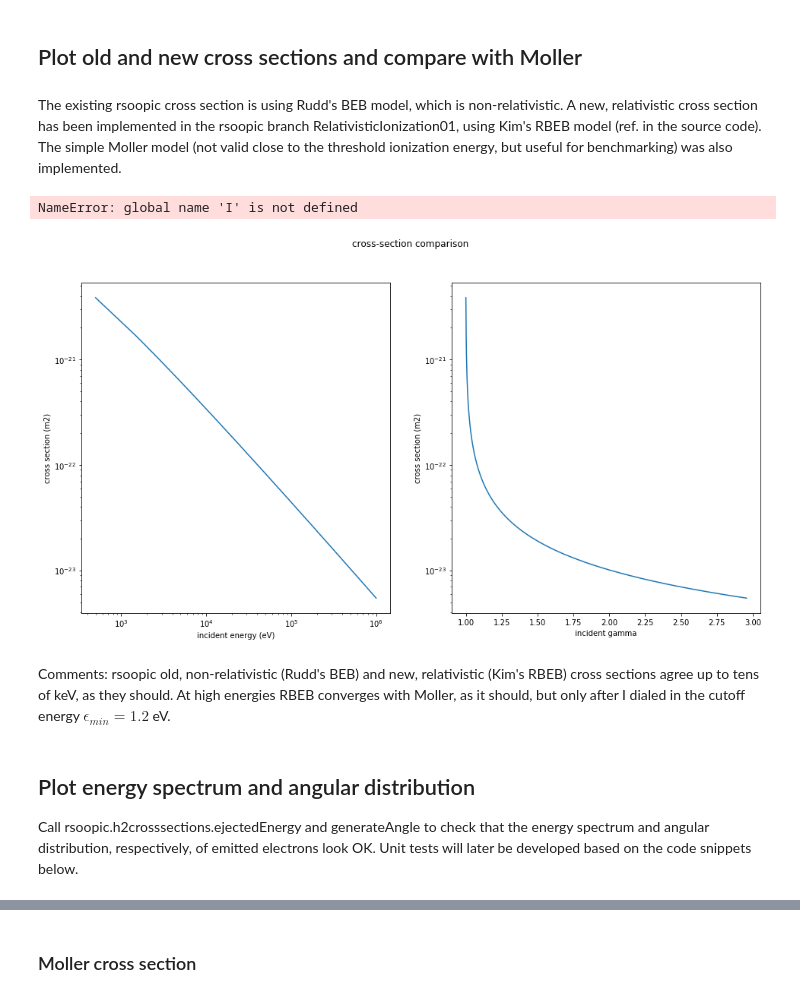
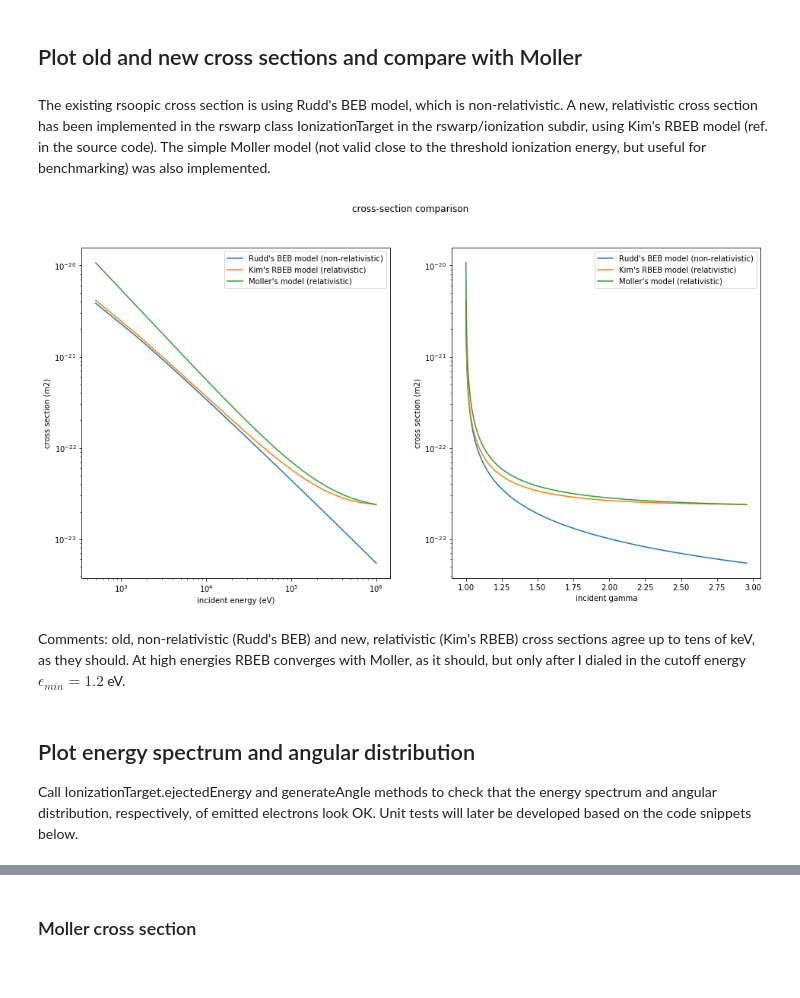
Before and after one commit to radiasoft/rswarp, a Jupyter notebook: examples/ionization/cross_section_testing.ipynb, the cells around one changed output, grey strips where cells are left out. Cells and saved outputs as stored; diff of their text form; code cells hidden in the pictures.

Commit message:
Updated notebook to work with latest version of IonizationTarget class

```diff
--- a/examples/ionization/cross_section_testing.ipynb
+++ b/examples/ionization/cross_section_testing.ipynb
@@ -26,7 +26,7 @@ import random
 # %% [markdown]
 ## Plot old and new cross sections and compare with Moller
 # %% [markdown]
-The existing rsoopic cross section is using Rudd's BEB model, which is non-relativistic. A new, relativistic cross section has been implemented in the rsoopic branch RelativisticIonization01, using Kim's RBEB model (ref. in the source code). The simple Moller model (not valid close to the threshold ionization energy, but useful for benchmarking) was also implemented.
+The existing rsoopic cross section is using Rudd's BEB model, which is non-relativistic. A new, relativistic cross section has been implemented in the rswarp class IonizationTarget in the rswarp/ionization subdir, using Kim's RBEB model (ref. in the source code). The simple Moller model (not valid close to the threshold ionization energy, but useful for benchmarking) was also implemented.
 # %%
 Tmax = 1.e6 # maximal incident energy (in eV)
 n = 1000
@@ -34,11 +34,10 @@ T = np.linspace(.5 / n * Tmax, (1. - .5 / n) * Tmax, n) # incident energy in eV
 gamma = e * T / (m_e * c**2) + 1.
 v_T = c * np.sqrt(1. - np.divide(1., gamma**2))
 
+# Calculate cross section using old Rudd BEB model
 sigma = np.empty((n))
 for i in range(n):
  sigma[i] = h2crosssections.h2_ioniz_crosssection(v_T[i])
-
-#plt.figure(figsize=(16,8))
 
 Xsect_fig_0, [ax1, ax2] = plt.subplots(1, 2, figsize=(16, 8))
 
@@ -48,43 +47,42 @@ ax1.plot(T, sigma, label='Rudd\'s BEB model (non-relativistic)')
 ax1.set_xscale('log')
 ax1.set_yscale('log')
 ax1.set_xlabel('incident energy (eV)')
 ax1.set_ylabel('cross section (m2)')
 ax2.plot(gamma, sigma, label='Rudd\'s BEB model (non-relativistic)')
 ax2.set_yscale('log')
 ax2.set_xlabel('incident gamma')
 ax2.set_ylabel('cross section (m2)')
 
-# load module with updated version
+# Load module with updated version
 sys.path.insert(1, '/home/vagrant/jupyter/rswarp/rswarp/ionization')
 import crosssections as Xsect
+# Calculate cross section using Kim RBEB model
 h2 = Xsect.H2IonizationTarget()
 for i in range(n):
  sigma[i] = h2.getCrossSection(v_T[i])
 
 ax1.plot(T, sigma, label='Kim\'s RBEB model (relativistic)')
 ax2.plot(gamma, sigma, label='Kim\'s RBEB model (relativistic)')
 
-#h2crosssections.useMollerApproximation = True
-moller = Xsect.MollerIonizationTarget()
+# Calculate cross section using Moller model
+moller = Xsect.IonizationTarget()
 moller.setEps_min(1.2)
 for i in range(n):
  sigma[i] = moller.getCrossSection(v_T[i])
 
 ax1.plot(T, sigma, label='Moller\'s model (relativistic)')
 ax2.plot(gamma, sigma, label='Moller\'s model (relativistic)')
 
 ax1.legend(loc = 'upper right')
 ax2.legend(loc = 'upper right')
 plt.savefig('Xsect_analysis0.png')
 plt.show()
-sys.exit(0)
 # %% [output]
-NameError: global name 'I' is not defined
-[figure, old version]
+[figure, new version]
 # %% [markdown]
-Comments: rsoopic old, non-relativistic (Rudd's BEB) and new, relativistic (Kim's RBEB) cross sections agree up to tens of keV, as they should. At high energies RBEB converges with Moller, as it should, but only after I dialed in the cutoff energy $\epsilon_{min} = 1.2$ eV.
+Comments: old, non-relativistic (Rudd's BEB) and new, relativistic (Kim's RBEB) cross sections agree up to tens of keV, as they should. At high energies RBEB converges with Moller, as it should, but only after I dialed in the cutoff energy $\epsilon_{min} = 1.2$ eV.
 # %% [markdown]
 ## Plot energy spectrum and angular distribution
 
-Call rsoopic.h2crosssections.ejectedEnergy and generateAngle to check that the energy spectrum and angular distribution, respectively, of emitted electrons look OK. Unit tests will later be developed based on the code snippets below.
+Call IonizationTarget.ejectedEnergy and generateAngle methods to check that the energy spectrum and angular distribution, respectively, of emitted electrons look OK. Unit tests will later be developed based on the code snippets below.
 # %%
```
Also changed, not shown: parts of 8 cells of this notebook.
